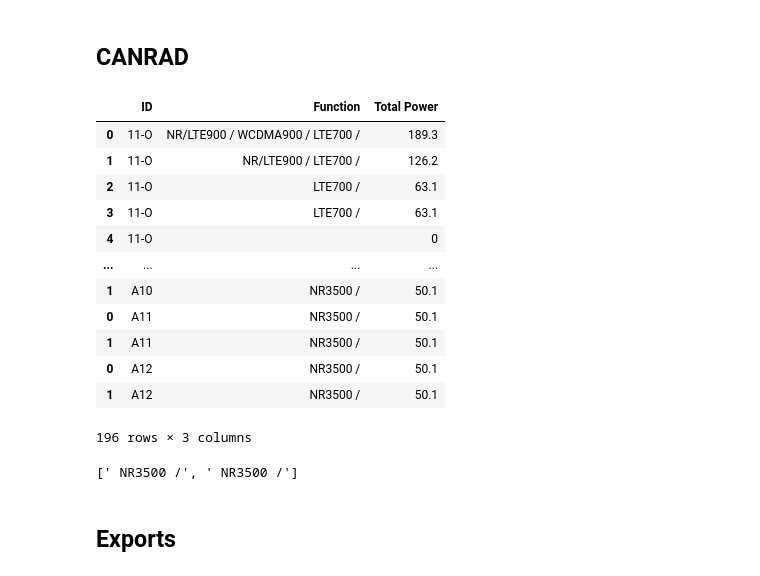
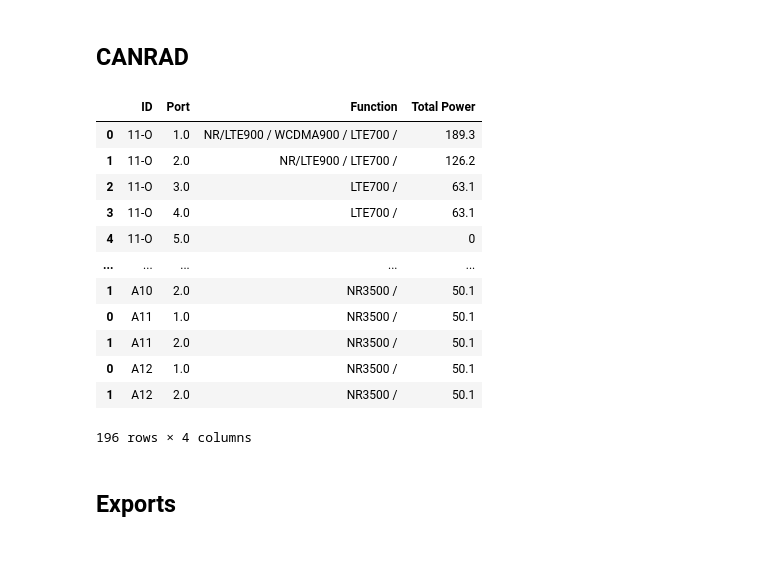
Before and after one commit to hassanharis/RFNSA-STAD-Wrangler, a Jupyter notebook: RFNSA Scrapper.ipynb, the cells around one changed output. Drawn from its saved outputs; the diff is of its cells as text; code cells hidden in the pictures.

Commit message:
Added port numbers to CANRAD

```diff
--- a/RFNSA Scrapper.ipynb
+++ b/RFNSA Scrapper.ipynb
@@ -547,54 +547,54 @@ EquipmentList_final['System/Sector'] = EquipmentList_final['System/Sector'].str.
 # %%
 listpow = []
 listfunc = []
+listport = []
 x = 0
 yprev = 0
 
 for AntId, AntPorts in totalPortsdict.items():
     templistpow = [0] * int(AntPorts[0])
     templistfunc = [''] * int(AntPorts[0])
+    templistport = list(range(1,int(AntPorts[0])+1))
     #tempfunc = [''] * int(AntPorts[0])
     tempdf = df.loc[(df['ID']==AntId), ['Sector','Tech','WhereToAddPower','Powers (W)']]
     for sector, tech, port, power in zip(tempdf['Sector'], tempdf['Tech'], tempdf['WhereToAddPower'], tempdf['Powers (W)']):
         for x, y in enumerate(port):
             #if sector not in templistfunc[y]:
             templistfunc[y-1] += tech +'/'
-            templistpow[y-1] = str(float(templistpow[y-1]) + float(power[x]))
+            templistpow[y-1] = str(round(float(templistpow[y-1]) + float(power[x]),3))
     listpow.append(templistpow)
+    listport.append(templistport)
     listfunc.append(templistfunc)
 
-
 CANRAD = pd.DataFrame(totalPortsdict.items(), columns=['ID', 'No. of ports'])
+CANRAD['Port'] = listport
 CANRAD['Function'] = listfunc
 CANRAD['Total Power'] = listpow
 
 CANRAD_final = pd.DataFrame([], columns=['ID','Function', 'Total Power'])
 
-for a, x, y in zip(CANRAD['ID'],CANRAD['Function'], CANRAD['Total Power']):
+for a, z, x, y in zip(CANRAD['ID'], CANRAD['Port'],CANRAD['Function'], CANRAD['Total Power']):
         CANRADAntenna = pd.DataFrame([a]*len(x),columns=['ID'])
+        CANRADAntenna['Port'] = z
         CANRADAntenna['Function'] = x
         CANRADAntenna['Total Power'] = y
         CANRAD_final = pd.concat([CANRAD_final, CANRADAntenna], axis=0)
-
+CANRAD_final=CANRAD_final.iloc[:, [0,3,1,2]]
 display(CANRAD_final)
 # %% [output]
-|  | ID | Function | Total Power |
-| 0 | 11-O | NR/LTE900 / WCDMA900 / LTE700 / | 189.3 |
-| 1 | 11-O | NR/LTE900 / LTE700 / | 126.2 |
-| 2 | 11-O | LTE700 / | 63.1 |
-| 3 | 11-O | LTE700 / | 63.1 |
-| 4 | 11-O |  | 0 |
-| ... | ... | ... | ... |
-| 1 | A10 | NR3500 / | 50.1 |
-| 0 | A11 | NR3500 / | 50.1 |
-| 1 | A11 | NR3500 / | 50.1 |
-| 0 | A12 | NR3500 / | 50.1 |
-| 1 | A12 | NR3500 / | 50.1 |
+|  | ID | Port | Function | Total Power |
+| 0 | 11-O | 1.0 | NR/LTE900 / WCDMA900 / LTE700 / | 189.3 |
+| 1 | 11-O | 2.0 | NR/LTE900 / LTE700 / | 126.2 |
+| 2 | 11-O | 3.0 | LTE700 / | 63.1 |
+| 3 | 11-O | 4.0 | LTE700 / | 63.1 |
+| 4 | 11-O | 5.0 |  | 0 |
+| ... | ... | ... | ... | ... |
+| 1 | A10 | 2.0 | NR3500 / | 50.1 |
+| 0 | A11 | 1.0 | NR3500 / | 50.1 |
+| 1 | A11 | 2.0 | NR3500 / | 50.1 |
+| 0 | A12 | 1.0 | NR3500 / | 50.1 |
+| 1 | A12 | 2.0 | NR3500 / | 50.1 |
-196 rows × 3 columns
+196 rows × 4 columns
-# %%
-display(templistfunc)
-# %% [output]
-[' NR3500 /', ' NR3500 /']
 # %% [markdown]
 ## Exports
 # %%
```
Also changed, not shown: parts of 1 cell of this notebook.
